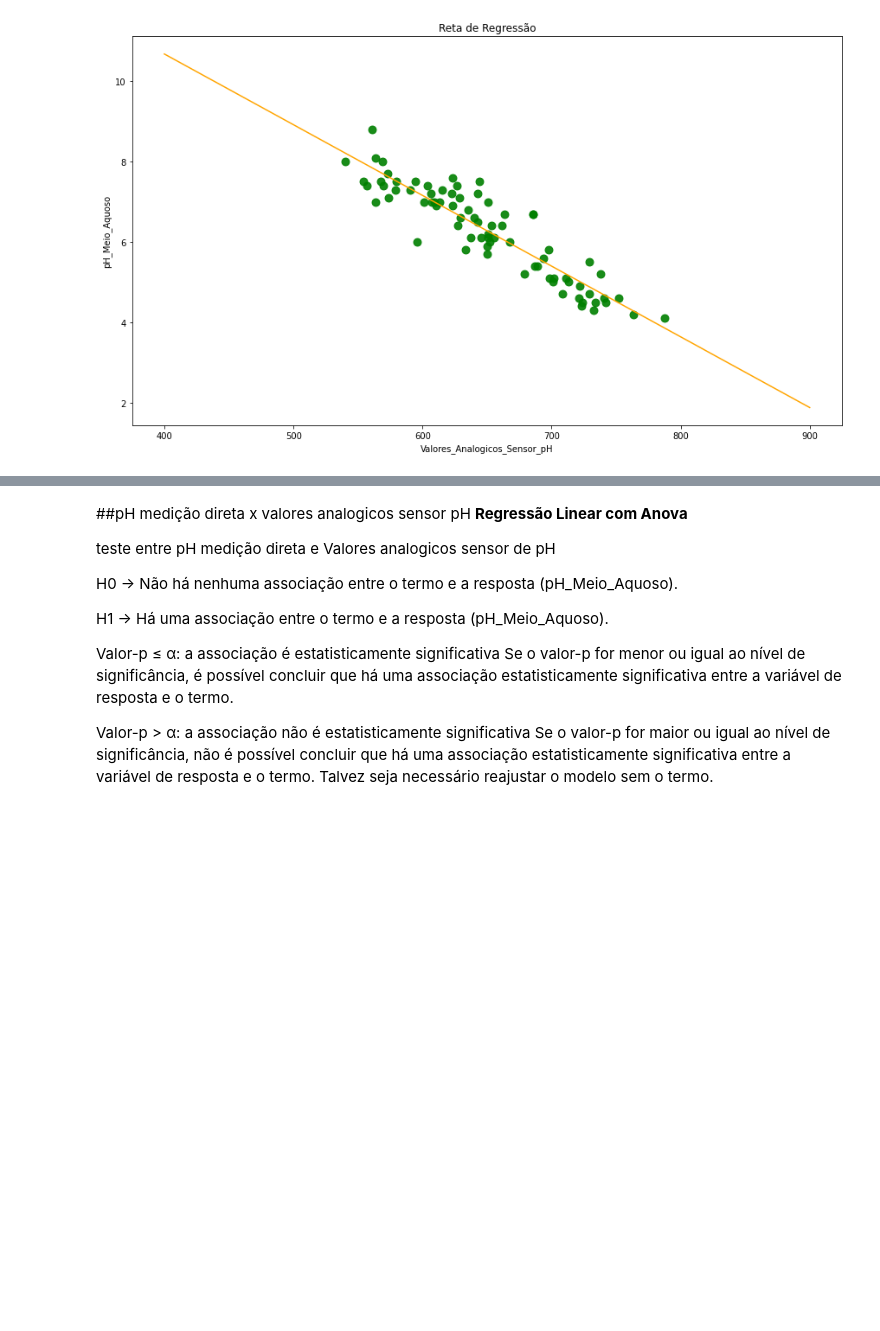
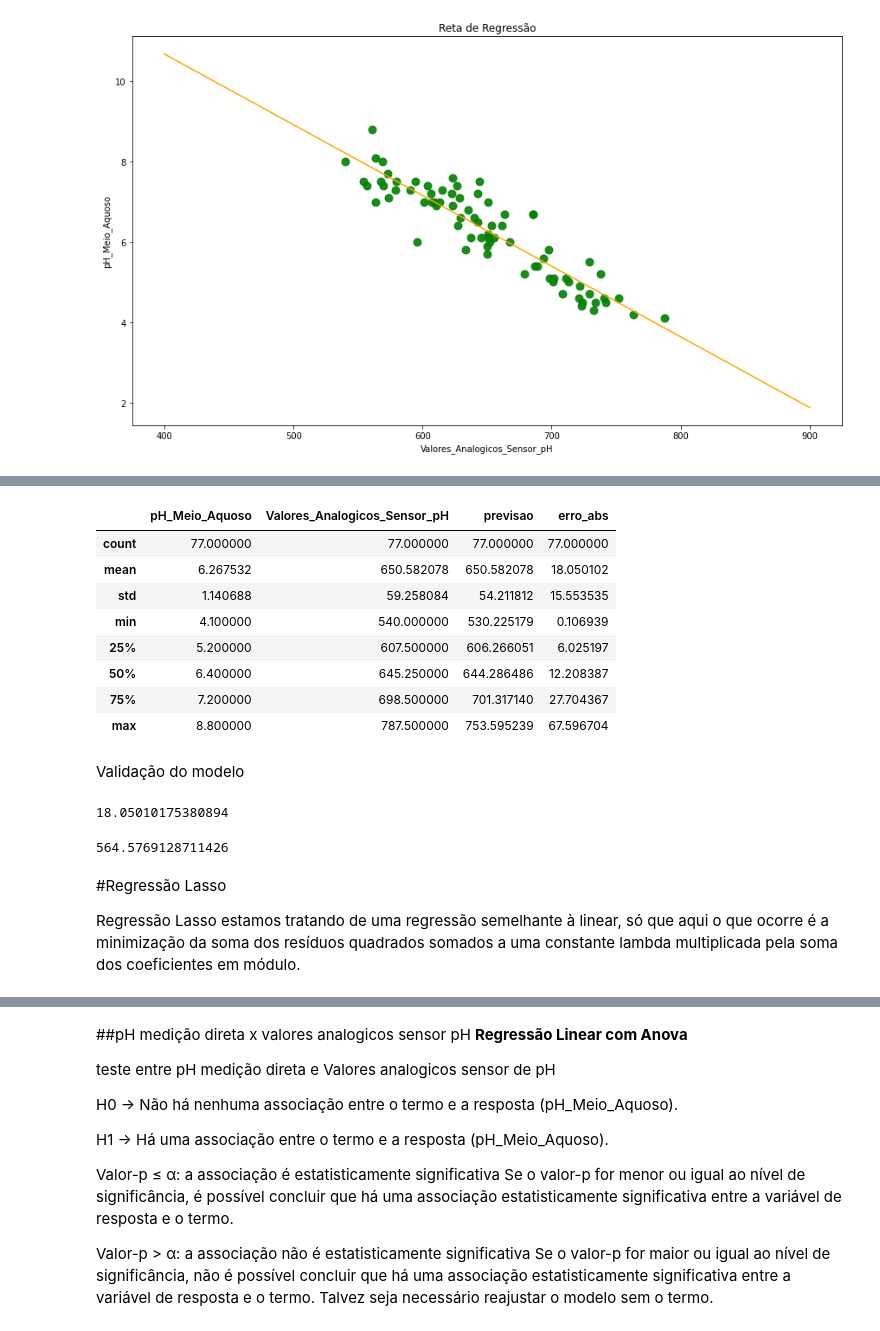
Before and after one commit to SauloHenriqueAguiar/AnalisedosDadosPH, a Jupyter notebook: AnalisedosDadosSensorPH.ipynb, the cells around one changed output, grey strips where cells are left out. Saved outputs shown, nothing was run; the diff lists cells and outputs as text; code cells hidden in the pictures; blank space fills up the shorter version.

```diff
--- a/AnalisedosDadosSensorPH.ipynb
+++ b/AnalisedosDadosSensorPH.ipynb
@@ -623,0 +721,32 @@ plt.show()
+# %%
+df1['erro_abs'] = abs (df1.Valores_Analogicos_Sensor_pH - df1.previsao)
+# %%
+df1.describe()
+# %% [output]
+|  | pH_Meio_Aquoso | Valores_Analogicos_Sensor_pH | previsao | erro_abs |
+| count | 77.000000 | 77.000000 | 77.000000 | 77.000000 |
+| mean | 6.267532 | 650.582078 | 650.582078 | 18.050102 |
+| std | 1.140688 | 59.258084 | 54.211812 | 15.553535 |
+| min | 4.100000 | 540.000000 | 530.225179 | 0.106939 |
+| 25% | 5.200000 | 607.500000 | 606.266051 | 6.025197 |
+| 50% | 6.400000 | 645.250000 | 644.286486 | 12.208387 |
+| 75% | 7.200000 | 698.500000 | 701.317140 | 27.704367 |
+| max | 8.800000 | 787.500000 | 753.595239 | 67.596704 |
+# %% [markdown]
+Validação do modelo
+# %%
+#Erro Absoluto Médio(MAE)
+from sklearn.metrics import mean_absolute_error
+mean_absolute_error(df1.Valores_Analogicos_Sensor_pH, df1.previsao)
+# %% [output]
+18.05010175380894
+# %%
+#Erro médio Quadrático(MSE)
+from sklearn.metrics import mean_squared_error
+mean_squared_error(df1.Valores_Analogicos_Sensor_pH, df1.previsao)
+# %% [output]
+564.5769128711426
+# %% [markdown]
+#Regressão Lasso
+
+Regressão Lasso estamos tratando de uma regressão semelhante à linear, só que aqui o que ocorre é a minimização da soma dos resíduos quadrados somados a uma constante lambda multiplicada pela soma dos coeficientes em módulo.
```
Also changed, not shown: parts of 53 cells of this notebook.
